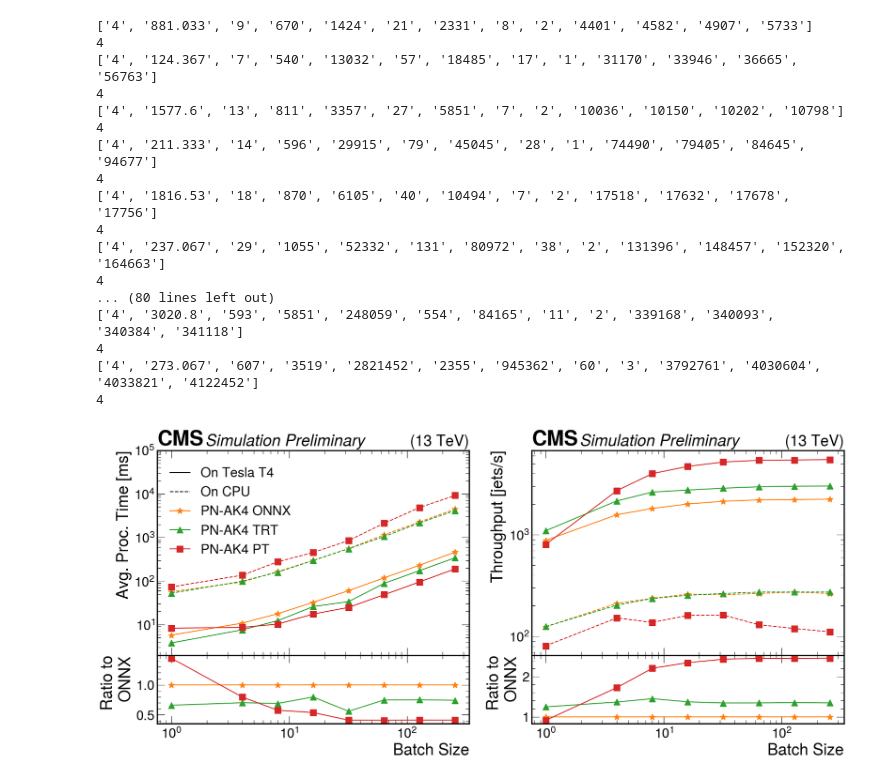
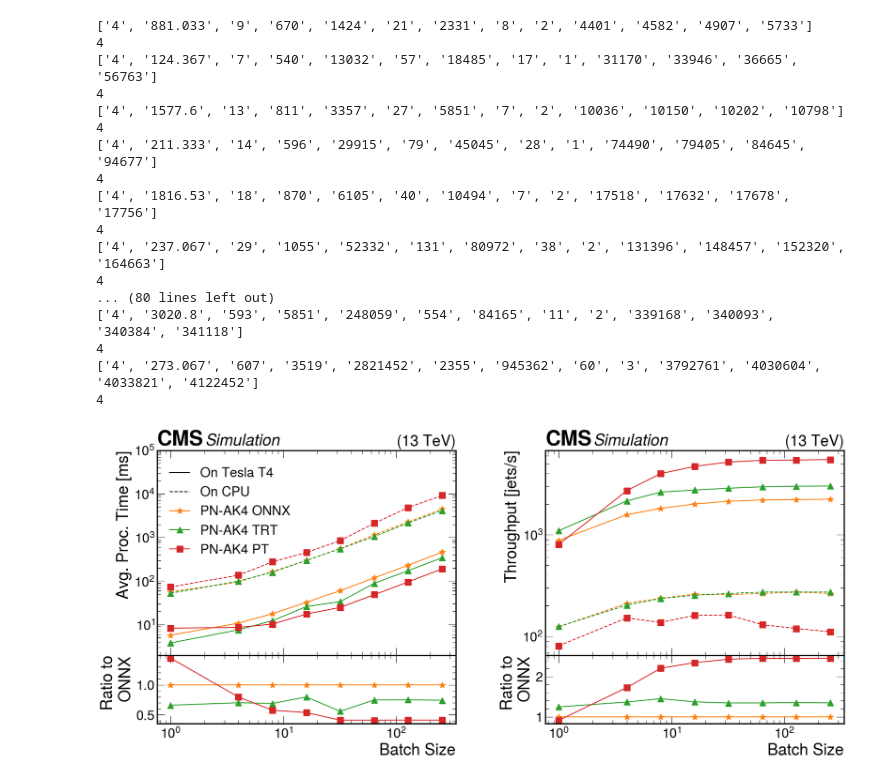
Before and after one commit to yongbinfeng/SONIC_miniAOD_paper_2022, a Jupyter notebook: Models_perf_analyzer_plots.ipynb, the cells around one changed output. Saved outputs shown, nothing was run; the diff lists cells and outputs as text; code cells hidden in the pictures.

```diff
--- a/Models_perf_analyzer_plots.ipynb
+++ b/Models_perf_analyzer_plots.ipynb
@@ -118,39 +120,41 @@ def Plot(models, outputname):
     axs[0, 1].set_yscale('log')
     axs[0, 1].set_xticklabels([])
     axs[0, 1].set_xscale('log')
     #axs[0, 1].legend()
 
     #hep.cms.label(label='Simulation', loc=0)
-    hep.cms.label(label='Preliminary', loc=0, ax=axs[0,0])
-    hep.cms.label(label='Preliminary', loc=0, ax=axs[0,1])
-    #hep.cms.label(loc=0, ax=axs[0,0])
-    #hep.cms.label(loc=0, ax=axs[0,1])
+    if doPAS:
+        hep.cms.label(label='Preliminary', loc=0, ax=axs[0,0])
+        hep.cms.label(label='Preliminary', loc=0, ax=axs[0,1])
+    else:
+        hep.cms.label(loc=0, ax=axs[0,0])
+        hep.cms.label(loc=0, ax=axs[0,1])
     #hep.cms.lumitext(text='Simulation', ax=None, fontname=None, fontsize=None)
 
-    fig.subplots_adjust(hspace=0)
+    fig.subplots_adjust(hspace=0,wspace=0.3)
     fig.savefig(folder+f"{outputname}.png")
     fig.savefig(folder+f"{outputname}.pdf")
 Plot(['particlenet_AK4', 'particlenet_AK4_TRT', 'particlenet_AK4_PT', 'particlenet_AK4_CPU', 'particlenet_AK4_TRT_CPU', 'particlenet_AK4_PT_CPU'], 'latencies_throughputs_pn')
 #Plot(['particlenet_AK4', 'particlenet_AK4_PT'], 'Test')
 # %% [output]
 ['4', '881.033', '9', '670', '1424', '21', '2331', '8', '2', '4401', '4582', '4907', '5733']
 4
 ['4', '124.367', '7', '540', '13032', '57', '18485', '17', '1', '31170', '33946', '36665', '56763']
 4
 ['4', '1577.6', '13', '811', '3357', '27', '5851', '7', '2', '10036', '10150', '10202', '10798']
 4
 ['4', '211.333', '14', '596', '29915', '79', '45045', '28', '1', '74490', '79405', '84645', '94677']
 4
 ['4', '1816.53', '18', '870', '6105', '40', '10494', '7', '2', '17518', '17632', '17678', '17756']
 4
 ['4', '237.067', '29', '1055', '52332', '131', '80972', '38', '2', '131396', '148457', '152320', '164663']
 4
 ... (80 lines left out)
 ['4', '3020.8', '593', '5851', '248059', '554', '84165', '11', '2', '339168', '340093', '340384', '341118']
 4
 ['4', '273.067', '607', '3519', '2821452', '2355', '945362', '60', '3', '3792761', '4030604', '4033821', '4122452']
 4
-[figure, old version]
+[figure, new version]
 # %%
 throughputs = OrderedDict()
 latencys = OrderedDict()
```
Also changed, not shown: parts of 4 cells of this notebook, 2 other files.
